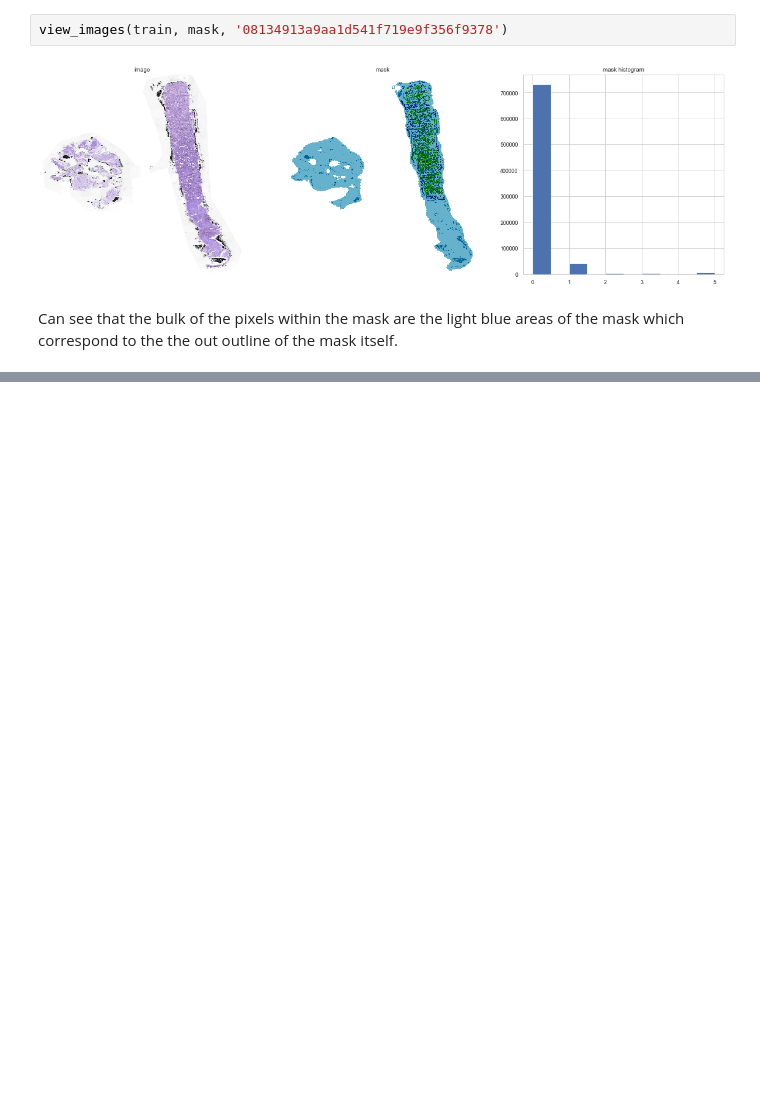
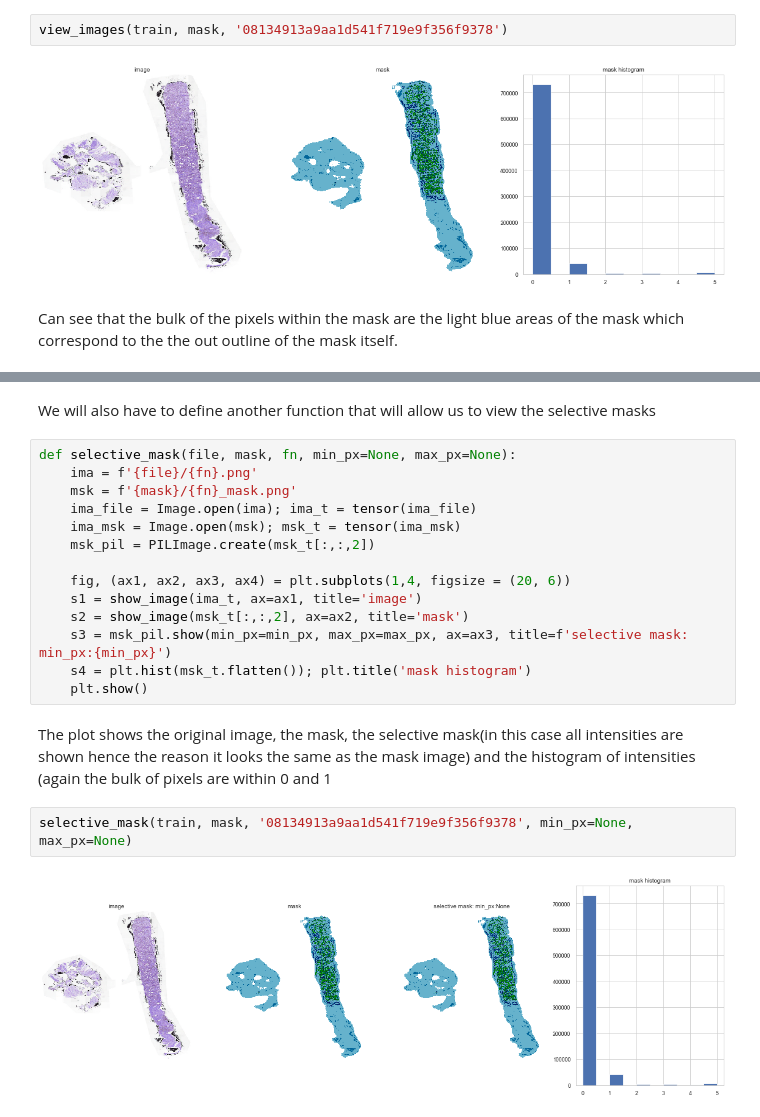
Before and after one commit to asvcode/MedicalImaging, a Jupyter notebook: _notebooks/2020-06-25-Selective-Mask.ipynb, the cells around one changed output, grey strips where cells are left out. Saved outputs shown, nothing was run; the diff lists cells and outputs as text; blank space fills up the shorter version.

```diff
--- a/_notebooks/2020-06-25-Selective-Mask.ipynb
+++ b/_notebooks/2020-06-25-Selective-Mask.ipynb
@@ -121,0 +142,22 @@ Can see that the bulk of the pixels within the mask are the light blue areas of
+# %% [markdown]
+We will also have to define another function that will allow us to view the selective masks
+# %%
+def selective_mask(file, mask, fn, min_px=None, max_px=None):
+    ima = f'{file}/{fn}.png'
+    msk = f'{mask}/{fn}_mask.png'
+    ima_file = Image.open(ima); ima_t = tensor(ima_file)
+    ima_msk = Image.open(msk); msk_t = tensor(ima_msk)
+    msk_pil = PILImage.create(msk_t[:,:,2])
+
+    fig, (ax1, ax2, ax3, ax4) = plt.subplots(1,4, figsize = (20, 6))
+    s1 = show_image(ima_t, ax=ax1, title='image')
+    s2 = show_image(msk_t[:,:,2], ax=ax2, title='mask')
+    s3 = msk_pil.show(min_px=min_px, max_px=max_px, ax=ax3, title=f'selective mask: min_px:{min_px}')
+    s4 = plt.hist(msk_t.flatten()); plt.title('mask histogram')
+    plt.show()
+# %% [markdown]
+The plot shows the original image, the mask, the selective mask(in this case all intensities are shown hence the reason it looks the same as the mask image) and the histogram of intensities (again the bulk of pixels are within 0 and 1
+# %%
+selective_mask(train, mask, '08134913a9aa1d541f719e9f356f9378', min_px=None, max_px=None)
+# %% [output]
+[figure, added]
```
Also changed, not shown: parts of 16 cells of this notebook.
